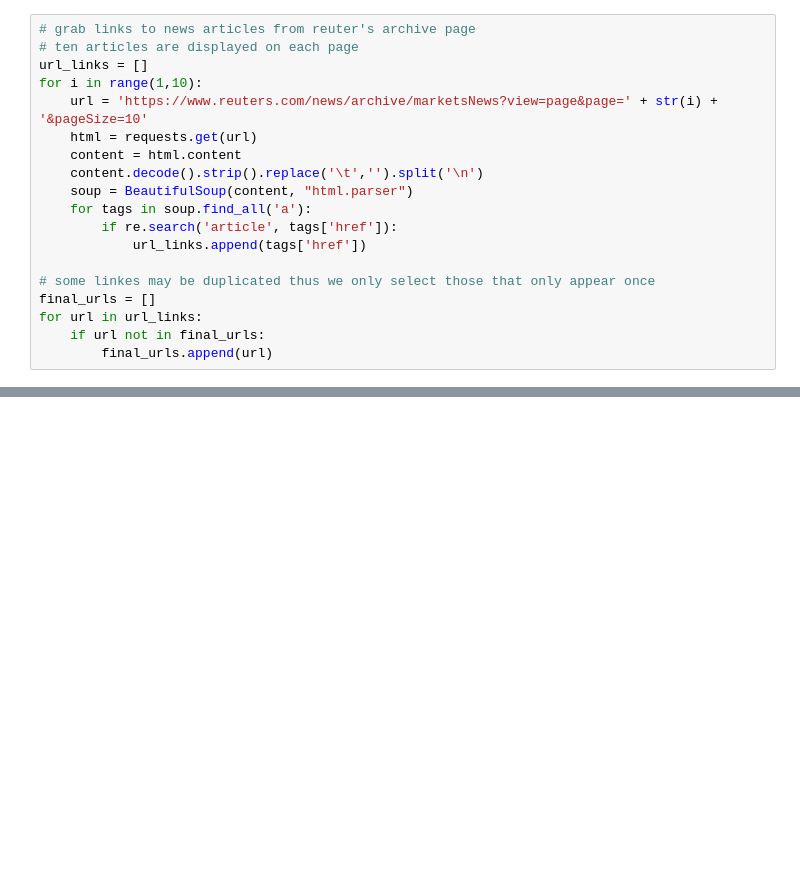
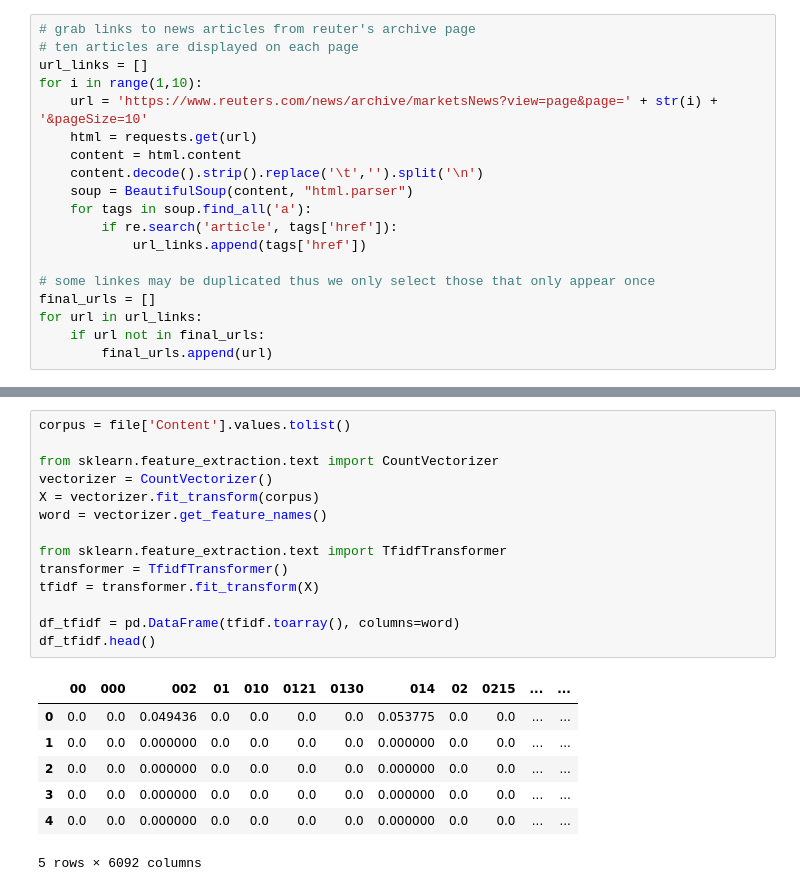
Before and after one commit to bryanswangxx16/CSX_Project_Spring_2019, a Jupyter notebook: Week_9-11 (HW 4-6)/HW4-6.ipynb, the cells around one changed output, grey strips where cells are left out. Drawn from its saved outputs; the diff is of its cells as text; blank space fills up the shorter version.

```diff
--- a/Week_9-11 (HW 4-6)/HW4-6.ipynb
+++ b/Week_9-11 (HW 4-6)/HW4-6.ipynb
@@ -87,0 +155,22 @@ pd.DataFrame({'Title' : title_all, 'Time':time_all, 'Content':content_all})
+# %%
+corpus = file['Content'].values.tolist()
+
+from sklearn.feature_extraction.text import CountVectorizer
+vectorizer = CountVectorizer()
+X = vectorizer.fit_transform(corpus)
+word = vectorizer.get_feature_names()
+
+from sklearn.feature_extraction.text import TfidfTransformer
+transformer = TfidfTransformer()
+tfidf = transformer.fit_transform(X)
+
+df_tfidf = pd.DataFrame(tfidf.toarray(), columns=word)
+df_tfidf.head()
+# %% [output]
+|  | 00 | 000 | 002 | 01 | 010 | 0121 | 0130 | 014 | 02 | 0215 | ... | ... |
+| 0 | 0.0 | 0.0 | 0.049436 | 0.0 | 0.0 | 0.0 | 0.0 | 0.053775 | 0.0 | 0.0 | ... | ... |
+| 1 | 0.0 | 0.0 | 0.000000 | 0.0 | 0.0 | 0.0 | 0.0 | 0.000000 | 0.0 | 0.0 | ... | ... |
+| 2 | 0.0 | 0.0 | 0.000000 | 0.0 | 0.0 | 0.0 | 0.0 | 0.000000 | 0.0 | 0.0 | ... | ... |
+| 3 | 0.0 | 0.0 | 0.000000 | 0.0 | 0.0 | 0.0 | 0.0 | 0.000000 | 0.0 | 0.0 | ... | ... |
+| 4 | 0.0 | 0.0 | 0.000000 | 0.0 | 0.0 | 0.0 | 0.0 | 0.000000 | 0.0 | 0.0 | ... | ... |
+5 rows × 6092 columns
```
Also changed, not shown: parts of 15 cells of this notebook, 2 other files.
